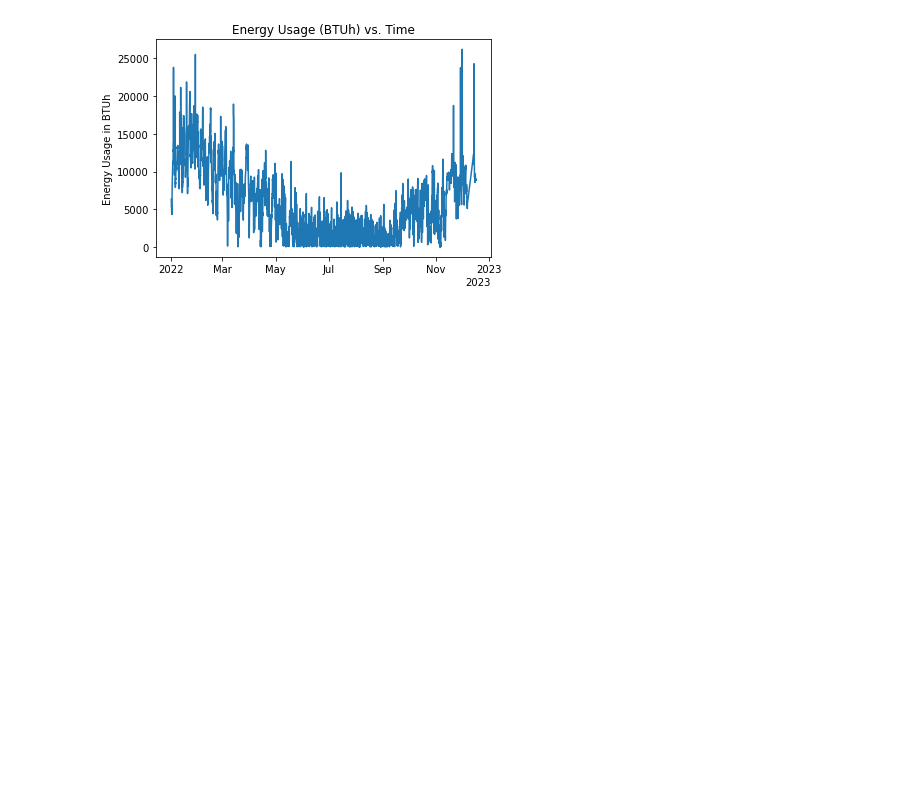
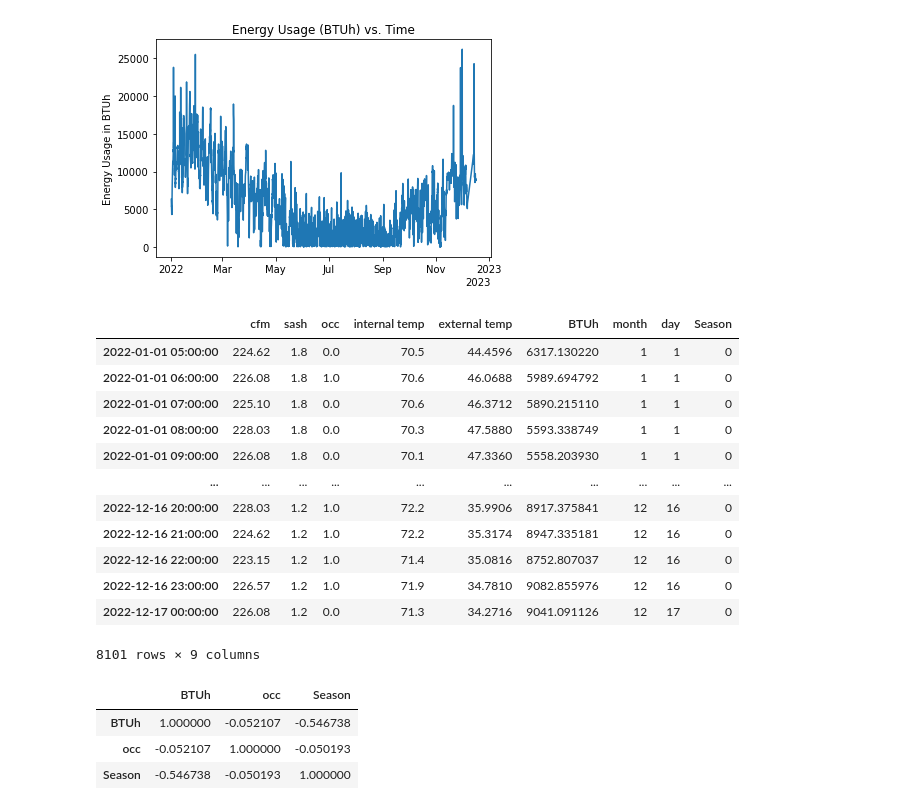
Before and after one commit to thereidfleish/fume-hood-dashboard, a Jupyter notebook: query.ipynb, the cells around one changed output. Cells and saved outputs as stored; diff of their text form; code cells hidden in the pictures; blank space fills up the shorter version.

Commit message:
More on Exploratory Data Analysis
Added columns for month, day, season, etc. Will allow for better time series analysis later down the line.

```diff
--- a/query.ipynb
+++ b/query.ipynb
@@ -543,2 +541,41 @@ plt.show()
+# %%
+#Exploratory Data Visualizations
+
+#Let's look at seasonality first
+#We will need to add month, day, etc to eventually add season
+df["month"] = df.index.month
+df["day"] = df.index.day
+
+def season(month):
+    if month in [12,1,2]:
+        return 0
+    if month in [3,4,5]:
+        return 1
+    if month in [6,7,8]:
+        return 2
+    return 3
+df['Season'] = df.apply(lambda df: season(df['month']), axis=1)
+display(df)
+
+corr = df[['BTUh','occ','Season']].corr()
+corr
+# %% [output]
+|  | cfm | sash | occ | internal temp | external temp | BTUh | month | day | Season |
+| 2022-01-01 05:00:00 | 224.62 | 1.8 | 0.0 | 70.5 | 44.4596 | 6317.130220 | 1 | 1 | 0 |
+| 2022-01-01 06:00:00 | 226.08 | 1.8 | 1.0 | 70.6 | 46.0688 | 5989.694792 | 1 | 1 | 0 |
+| 2022-01-01 07:00:00 | 225.10 | 1.8 | 0.0 | 70.6 | 46.3712 | 5890.215110 | 1 | 1 | 0 |
+| 2022-01-01 08:00:00 | 228.03 | 1.8 | 0.0 | 70.3 | 47.5880 | 5593.338749 | 1 | 1 | 0 |
+| 2022-01-01 09:00:00 | 226.08 | 1.8 | 0.0 | 70.1 | 47.3360 | 5558.203930 | 1 | 1 | 0 |
+| ... | ... | ... | ... | ... | ... | ... | ... | ... | ... |
+| 2022-12-16 20:00:00 | 228.03 | 1.2 | 1.0 | 72.2 | 35.9906 | 8917.375841 | 12 | 16 | 0 |
+| 2022-12-16 21:00:00 | 224.62 | 1.2 | 1.0 | 72.2 | 35.3174 | 8947.335181 | 12 | 16 | 0 |
+| 2022-12-16 22:00:00 | 223.15 | 1.2 | 1.0 | 71.4 | 35.0816 | 8752.807037 | 12 | 16 | 0 |
+| 2022-12-16 23:00:00 | 226.57 | 1.2 | 1.0 | 71.9 | 34.7810 | 9082.855976 | 12 | 16 | 0 |
+| 2022-12-17 00:00:00 | 226.08 | 1.2 | 0.0 | 71.3 | 34.2716 | 9041.091126 | 12 | 17 | 0 |
+8101 rows × 9 columns
+|  | BTUh | occ | Season |
+| BTUh | 1.000000 | -0.052107 | -0.546738 |
+| occ | -0.052107 | 1.000000 | -0.050193 |
+| Season | -0.546738 | -0.050193 | 1.000000 |
 # %%
 #How to deal with fume hoods with no flow sensors?
```
Also changed, not shown: parts of 2 cells of this notebook.
